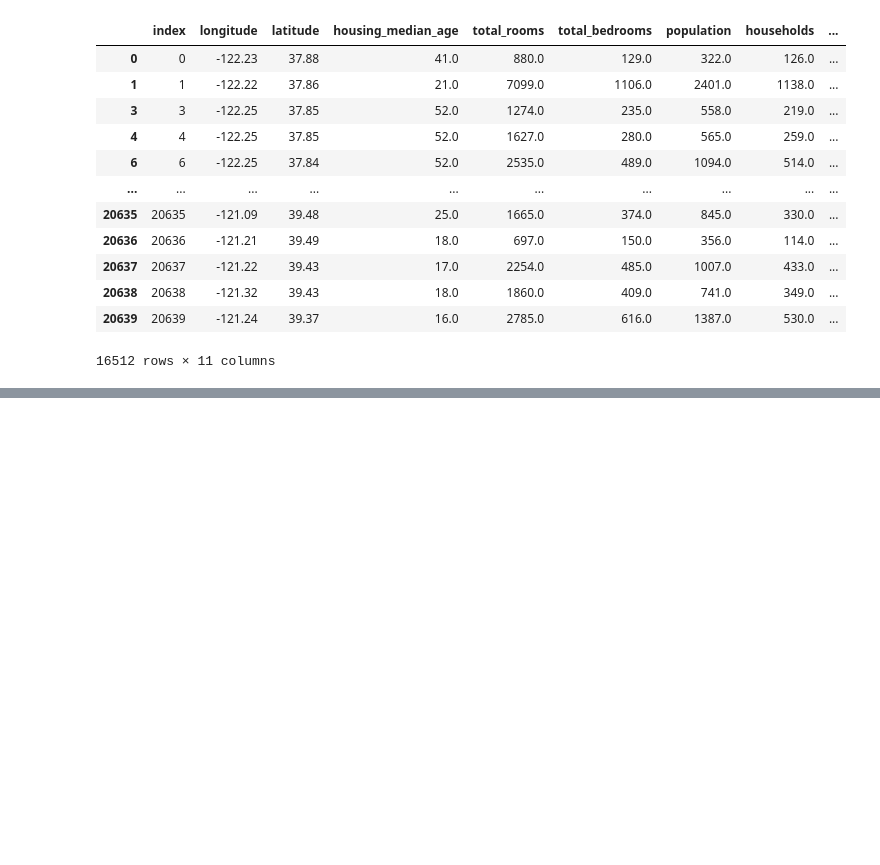
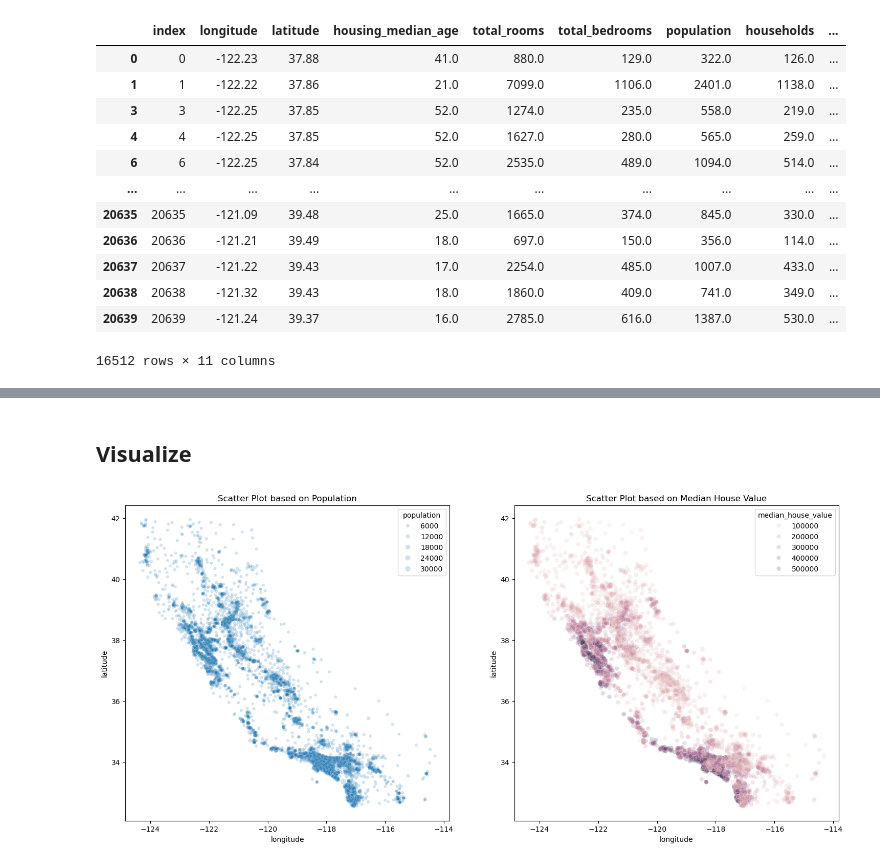
Before and after one commit to Yousefess/ML-DL, a Jupyter notebook: 02 Machine Learning with Project/01 end-to-end Regression/Regression.ipynb, the cells around one changed output, grey strips where cells are left out. Cells and saved outputs as stored; diff of their text form; code cells hidden in the pictures; blank space fills up the shorter version.

```diff
--- a/02 Machine Learning with Project/01 end-to-end Regression/Regression.ipynb
+++ b/02 Machine Learning with Project/01 end-to-end Regression/Regression.ipynb
@@ -155,0 +339,5 @@ test_set
+# %%
+str_train_set, str_test_set = train_test_split(df,
+                                               test_size=0.2,
+                                               stratify=df["median_income_categories"],
+                                               random_state=40)
@@ -155,0 +394,3 @@ test_set
+# %%
+str_train_set = str_train_set.drop("median_income_categories", axis=1)
+str_test_set = str_test_set.drop("median_income_categories", axis=1)
@@ -155,0 +413,26 @@ test_set
+# %% [markdown]
+## Visualize
+# %%
+train = str_train_set
+# %%
+fig, ax = plt.subplots(1, 2, figsize=(18, 8))
+
+sns.scatterplot(data=train,
+                x="longitude",
+                y="latitude",
+                size="population",
+                alpha=0.2,
+                ax=ax[0])
+ax[0].set_title("Scatter Plot based on Population")
+
+# sns.move_legend(ax[0], "upper left", bbox_to_anchor=(1, 1))   # for moving legend
+
+sns.scatterplot(data=train,
+                x="longitude",
+                y="latitude",
+                hue="median_house_value",
+                alpha=0.2,
+                ax=ax[1])
+ax[1].set_title("Scatter Plot based on Median House Value");
+# %% [output]
+[figure, added]
```
Also changed, not shown: parts of 28 cells of this notebook, 1 other file.
